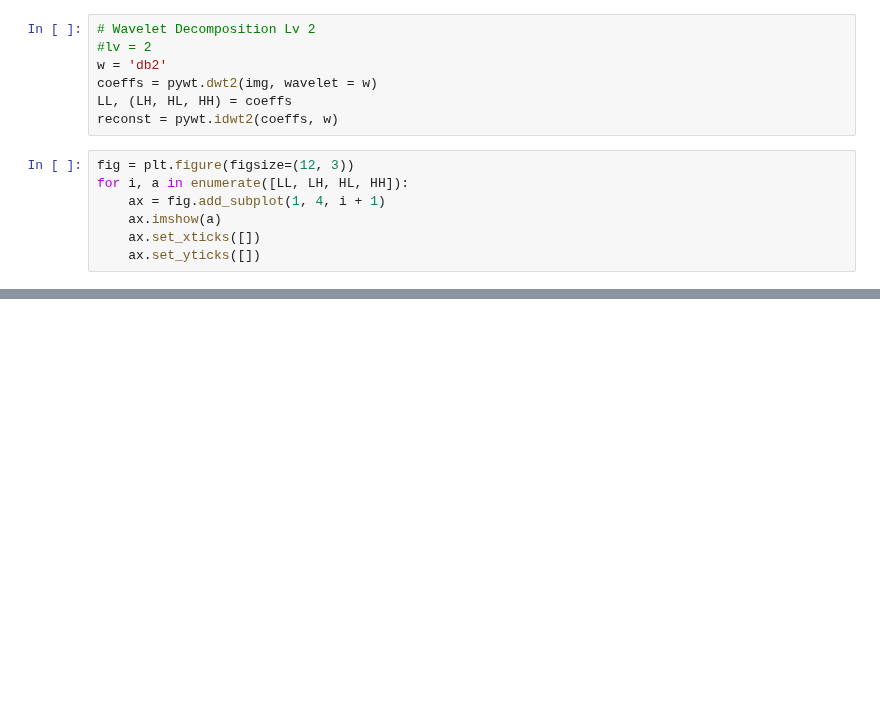
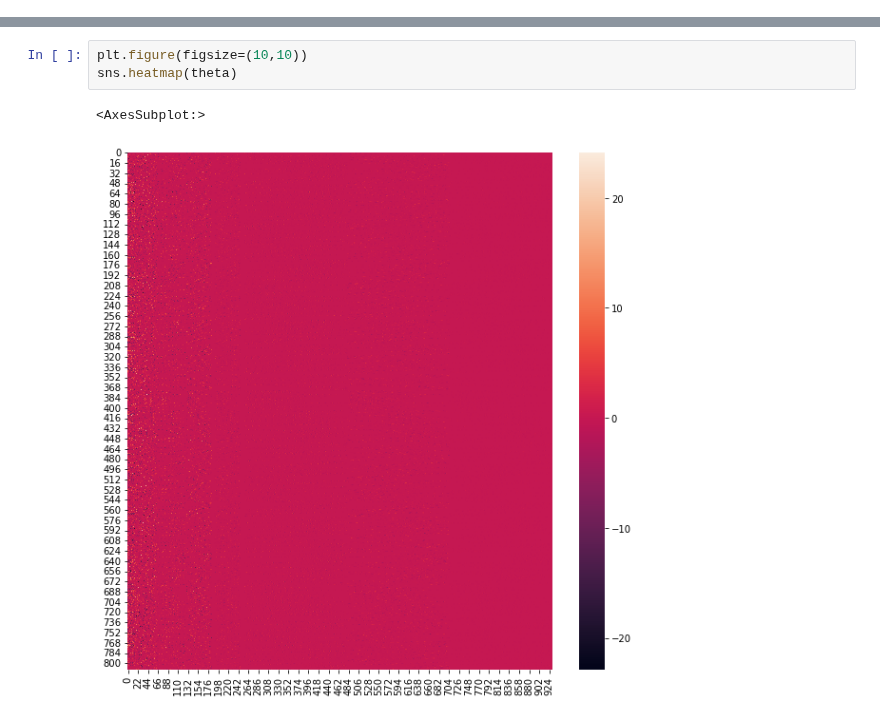
Before and after one commit to qkstngus000/Visual-Compressive-Sensing, a Jupyter notebook: dwt.ipynb, the cells around one changed output, grey strips where cells are left out. Drawn from its saved outputs; the diff is of its cells as text; blank space fills up the shorter version.

```diff
--- a/dwt.ipynb
+++ b/dwt.ipynb
@@ -20,15 +21 @@ plt.imshow(img_arr)
 [figure]
-# %%
-# Wavelet Decomposition Lv 2
-#lv = 2
-w = 'db2'
-coeffs = pywt.dwt2(img, wavelet = w)
-LL, (LH, HL, HH) = coeffs
-reconst = pywt.idwt2(coeffs, w)
-# %%
-fig = plt.figure(figsize=(12, 3))
-for i, a in enumerate([LL, LH, HL, HH]):
-    ax = fig.add_subplot(1, 4, i + 1)
-    ax.imshow(a)
-    ax.set_xticks([])
-    ax.set_yticks([])
@@ -179,0 +83,6 @@ NameError: name 't_rav' is not defined
+# %%
+plt.figure(figsize=(10,10))
+sns.heatmap(theta)
+# %% [output]
+<AxesSubplot:>
+[figure, added]
```
Also changed, not shown: parts of 22 cells of this notebook, 14 other files.
